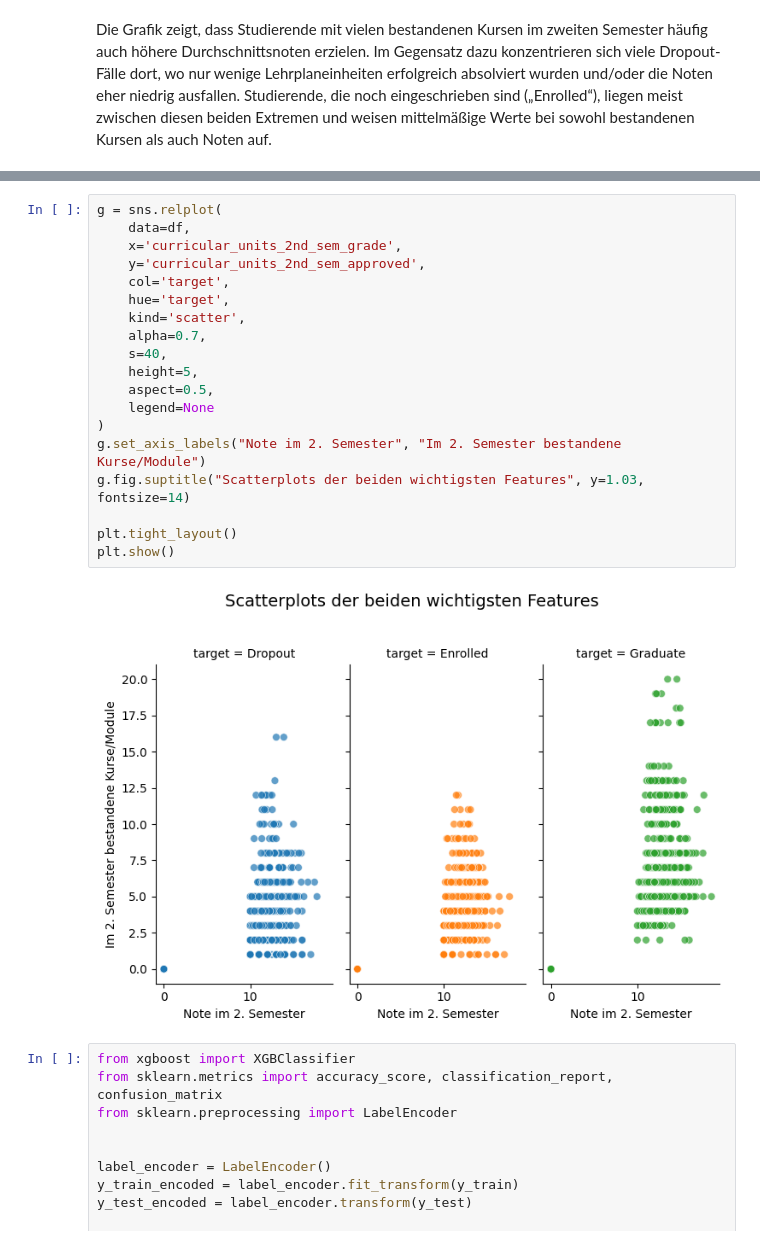
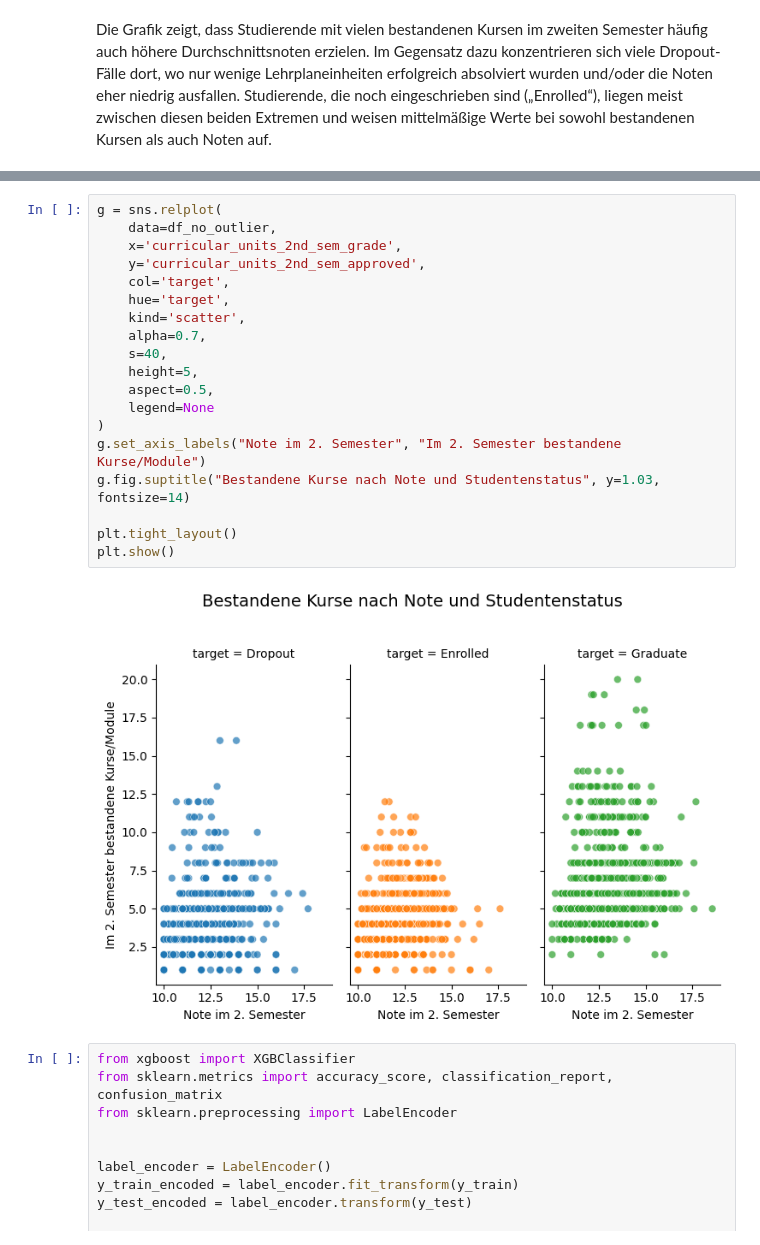
Before and after one commit to Sorour2025/SorourEndProjekt, a Jupyter notebook: data.ipynb, the cells around one changed output, grey strips where cells are left out. Drawn from its saved outputs; the diff is of its cells as text.

```diff
--- a/data.ipynb
+++ b/data.ipynb
@@ -825,24 +829,24 @@ Text(0, 0.5, 'Note im 2. Semester')
 # %%
 g = sns.relplot(
-    data=df,
+    data=df_no_outlier,
     x='curricular_units_2nd_sem_grade',
     y='curricular_units_2nd_sem_approved',
     col='target',
     hue='target',
     kind='scatter',
     alpha=0.7,
     s=40,
     height=5,
     aspect=0.5,
     legend=None
 )
 g.set_axis_labels("Note im 2. Semester", "Im 2. Semester bestandene Kurse/Module")
-g.fig.suptitle("Scatterplots der beiden wichtigsten Features", y=1.03, fontsize=14)
+g.fig.suptitle("Bestandene Kurse nach Note und Studentenstatus", y=1.03, fontsize=14)
 
 plt.tight_layout()
 plt.show()
 # %% [output]
-[figure, old version]
+[figure, new version]
 # %%
 from xgboost import XGBClassifier
 from sklearn.metrics import accuracy_score, classification_report, confusion_matrix
```
Also changed, not shown: parts of 7 cells of this notebook.
